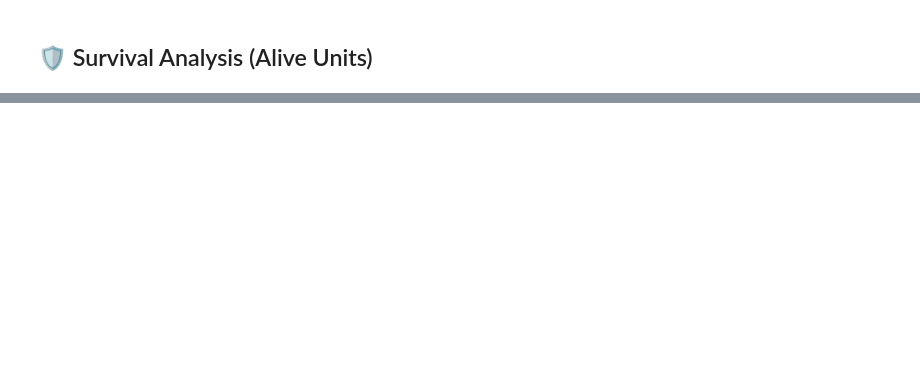
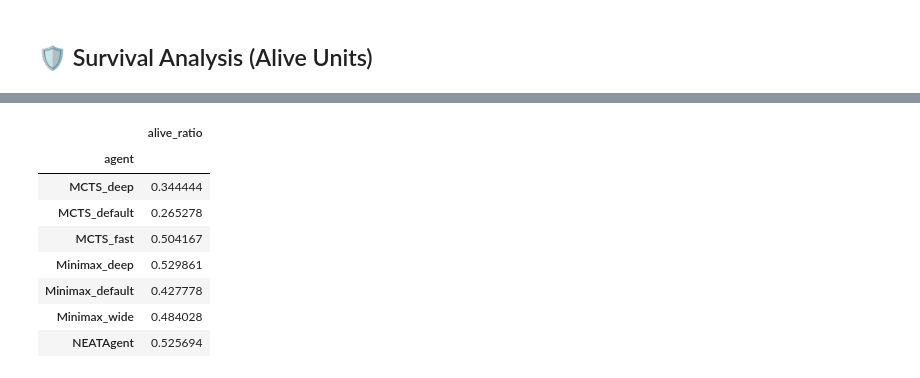
Before and after one commit to SzCillard/Game, a Jupyter notebook: src/ai/statistics/analysis/benchmark_analysis.ipynb, the cells around one changed output, grey strips where cells are left out. Cells and saved outputs as stored; diff of their text form; code cells hidden in the pictures; blank space fills up the shorter version.

```diff
--- a/src/ai/statistics/analysis/benchmark_analysis.ipynb
+++ b/src/ai/statistics/analysis/benchmark_analysis.ipynb
@@ -190,0 +258,32 @@ plt.show()
+# %%
+# Compute alive ratio per agent from stats
+alive_rows = []
+
+for _, r in df.iterrows():
+    alive_rows.append(
+        {
+            "agent": r["agentA"],
+            "alive_ratio": r["alive1"] / max(1, r["initial_unit_count_team1"]),
+        }
+    )
+    alive_rows.append(
+        {
+            "agent": r["agentB"],
+            "alive_ratio": r["alive2"] / max(1, r["initial_unit_count_team2"]),
+        }
+    )
+
+df_alive = pd.DataFrame(alive_rows)
+agent_alive = df_alive.groupby("agent")["alive_ratio"].mean().to_frame("alive_ratio")
+
+agent_alive
+# %% [output]
+|  | alive_ratio |
+| agent |  |
+| MCTS_deep | 0.344444 |
+| MCTS_default | 0.265278 |
+| MCTS_fast | 0.504167 |
+| Minimax_deep | 0.529861 |
+| Minimax_default | 0.427778 |
+| Minimax_wide | 0.484028 |
+| NEATAgent | 0.525694 |
```
Also changed, not shown: parts of 16 cells of this notebook.
